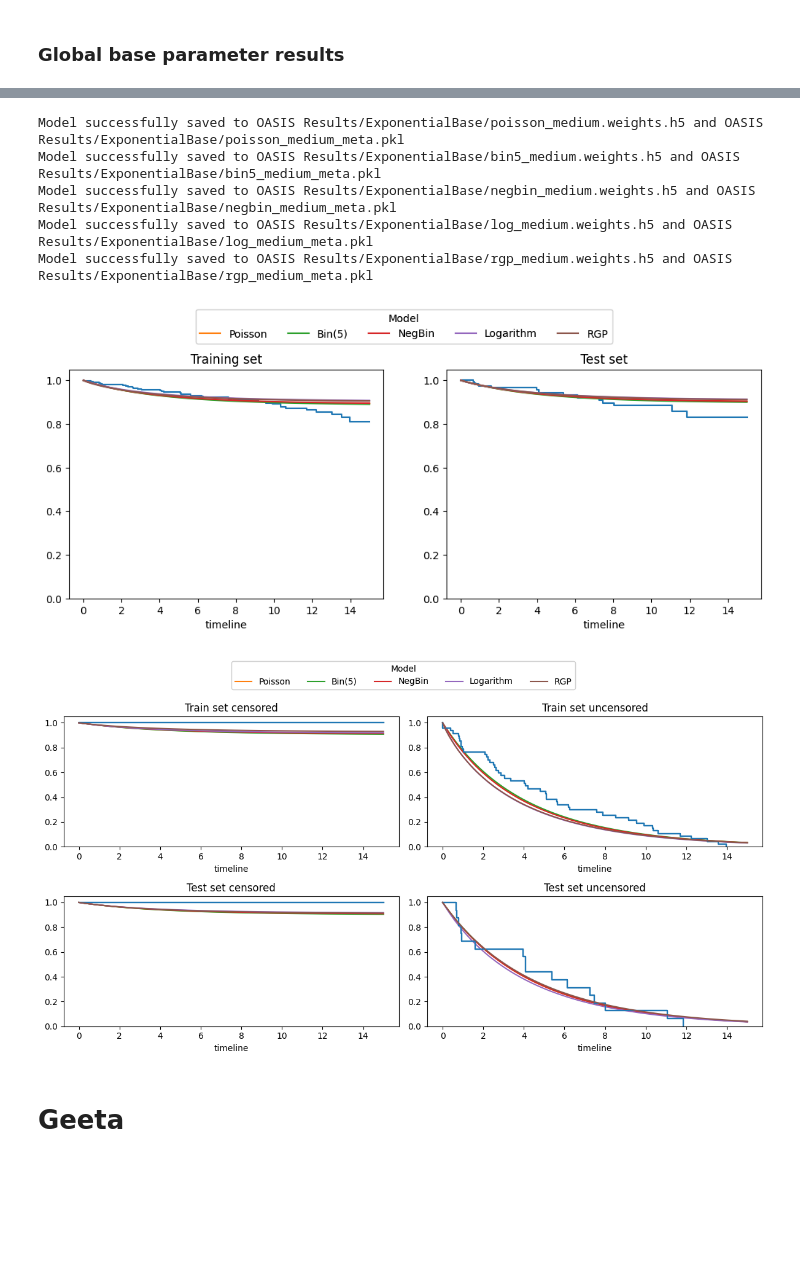
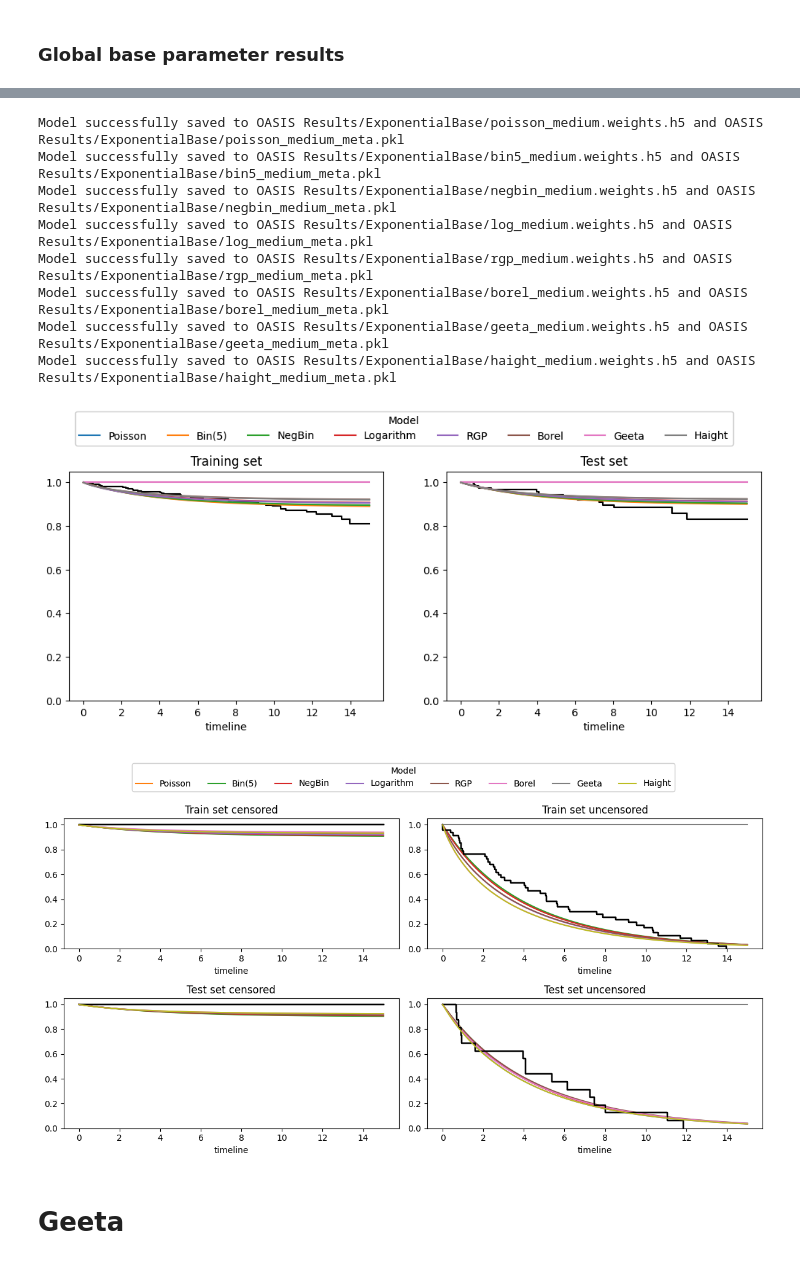
Before and after one commit to nhilariosilva/gndr_mpscr, a Jupyter notebook: OASIS Application/OASIS Exponential Model.ipynb, the cells around one changed output, grey strips where cells are left out. Saved outputs shown, nothing was run; the diff lists cells and outputs as text; code cells hidden in the pictures; blank space fills up the shorter version.

Commit message:
Fixed bugs with the addition of the new Geeta model. Must rerun the Exponential, Weibull and maybe test some other base models.

```diff
--- a/OASIS Application/OASIS Exponential Model.ipynb
+++ b/OASIS Application/OASIS Exponential Model.ipynb
@@ -708,8 +756,8 @@ for i, result in enumerate(simple_model_results):
     utils.average_kaplan_meier_train_test(ts_grid,
                                           S_ts_train, S_ts_test,
                                           y_train, delta_train, y_test, delta_test, show_individual = False, ax1 = ax[0], ax2 = ax[1],
-                                          color = colors[i+1], plot_km = plot_km)
-    group_handles.append( Line2D([0], [0], color = colors[i+1], linestyle = '-', label = model_names[i]) )
+                                          color = colors[i], plot_km = plot_km)
+    group_handles.append( Line2D([0], [0], color = colors[i], linestyle = '-', label = model_names[i]) )
 
 legend1 = fig.legend(
     handles = group_handles,
@@ -731,8 +782,8 @@ for i, result in enumerate(simple_model_results):
     plot_km = False
     if(i == 0):
         plot_km = True
-    plot_censored_susceptible( result, color = colors[i+1], ax1 = ax[0,0], ax2 = ax[0,1], ax3 = ax[1,0], ax4 = ax[1,1], plot_km = plot_km )
-    group_handles.append( Line2D([0], [0], color = colors[i+1], linestyle = '-', label = model_names[i]) )
+    plot_censored_susceptible( result, color = colors[i], ax1 = ax[0,0], ax2 = ax[0,1], ax3 = ax[1,0], ax4 = ax[1,1], plot_km = plot_km )
+    group_handles.append( Line2D([0], [0], color = colors[i], linestyle = '-', label = model_names[i]) )
 
 # Add the first legend (Groups) - Anchored to the top left
 legend1 = fig.legend(
@@ -748,10 +801,20 @@ fig.tight_layout()
 # %% [markdown]
 ### Global base parameter results
 # %%
-bin5_medium_model, bin5_medium_results = fit_model("bin", "medium", y_train, delta_train, x_train, y_test, delta_test, x_test, fixed_q = 5.0, n_cuts = 8)
-negbin_medium_model, negbin_medium_results = fit_model("negbin", "medium", y_train, delta_train, x_train, y_test, delta_test, x_test, n_cuts = 8)
-log_medium_model, log_medium_results = fit_model("log", "medium", y_train, delta_train, x_train, y_test, delta_test, x_test, n_cuts = 8)
-rgp_medium_model, rgp_medium_results = fit_model("rgp", "medium", y_train, delta_train, x_train, y_test, delta_test, x_test, n_cuts = 8)
+print("Fitting Bin(5) Model:")
+bin5_medium_model, bin5_medium_results = fit_model("bin", "medium", y_train, delta_train, x_train, y_test, delta_test, x_test, fixed_q = 5.0)
+print("Fitting NegBin Model:")
+negbin_medium_model, negbin_medium_results = fit_model("negbin", "medium", y_train, delta_train, x_train, y_test, delta_test, x_test)
+print("Fitting Logarithm Model:")
+log_medium_model, log_medium_results = fit_model("log", "medium", y_train, delta_train, x_train, y_test, delta_test, x_test)
+print("Fitting RGP Model:")
+rgp_medium_model, rgp_medium_results = fit_model("rgp", "medium", y_train, delta_train, x_train, y_test, delta_test, x_test)
+print("Fitting Borel Model:")
+borel_medium_model, borel_medium_results = fit_model("borel", "medium", y_train, delta_train, x_train, y_test, delta_test, x_test)
+print("Fitting Geeta Model:")
+geeta_medium_model, geeta_medium_results = fit_model("geeta", "medium", y_train, delta_train, x_train, y_test, delta_test, x_test)
+print("Fitting Haight Model:")
+haight_medium_model, haight_medium_results = fit_model("haight", "medium", y_train, delta_train, x_train, y_test, delta_test, x_test)
 # %% [output]
 GPU detected. Activating GPU determinism. To reverse this, the Python environment (or kernel) must be restated.
 Global seed set to 10.
@@ -776,49 +861,58 @@ bin5_medium_model.save_model("OASIS Results/ExponentialBase/bin5_medium")
 negbin_medium_model.save_model("OASIS Results/ExponentialBase/negbin_medium")
 log_medium_model.save_model("OASIS Results/ExponentialBase/log_medium")
 rgp_medium_model.save_model("OASIS Results/ExponentialBase/rgp_medium")
+borel_medium_model.save_model("OASIS Results/ExponentialBase/borel_medium")
+geeta_medium_model.save_model("OASIS Results/ExponentialBase/geeta_medium")
+haight_medium_model.save_model("OASIS Results/ExponentialBase/haight_medium")
 # %% [output]
 Model successfully saved to OASIS Results/ExponentialBase/poisson_medium.weights.h5 and OASIS Results/ExponentialBase/poisson_medium_meta.pkl
 Model successfully saved to OASIS Results/ExponentialBase/bin5_medium.weights.h5 and OASIS Results/ExponentialBase/bin5_medium_meta.pkl
 Model successfully saved to OASIS Results/ExponentialBase/negbin_medium.weights.h5 and OASIS Results/ExponentialBase/negbin_medium_meta.pkl
 Model successfully saved to OASIS Results/ExponentialBase/log_medium.weights.h5 and OASIS Results/ExponentialBase/log_medium_meta.pkl
 Model successfully saved to OASIS Results/ExponentialBase/rgp_medium.weights.h5 and OASIS Results/ExponentialBase/rgp_medium_meta.pkl
+Model successfully saved to OASIS Results/ExponentialBase/borel_medium.weights.h5 and OASIS Results/ExponentialBase/borel_medium_meta.pkl
+Model successfully saved to OASIS Results/ExponentialBase/geeta_medium.weights.h5 and OASIS Results/ExponentialBase/geeta_medium_meta.pkl
+Model successfully saved to OASIS Results/ExponentialBase/haight_medium.weights.h5 and OASIS Results/ExponentialBase/haight_medium_meta.pkl
 # %%
-medium_model_results = [poisson_medium_results, bin5_medium_results, negbin_medium_results, log_medium_results, rgp_medium_results]
-model_names = ["Poisson", "Bin(5)", "NegBin", "Logarithm", "RGP"]
+medium_model_results = [poisson_medium_results, bin5_medium_results, negbin_medium_results, log_medium_results,
+                        rgp_medium_results, borel_medium_results, geeta_medium_results, haight_medium_results]
+model_names = ["Poisson", "Bin(5)", "NegBin", "Logarithm",
+               "RGP", "Borel", "Geeta", "Haight"]
+
 colors = plt.rcParams['axes.prop_cycle'].by_key()['color']
 
 fig, ax = plt.subplots(nrows = 1, ncols = 2, figsize = (12,4))
 
 group_handles = []
 
 for i, result in enumerate(medium_model_results):
     plot_km = False
     if(i == 0):
         plot_km = True
     ts_grid = result["ts_grid"]
     p_train = result["p_train"]
     p_test = result["p_test"]
     S_ts_train = result["S_ts_train"]
     S_ts_test = result["S_ts_test"]
     utils.average_kaplan_meier_train_test(ts_grid,
                                           S_ts_train, S_ts_test,
                                           y_train, delta_train, y_test, delta_test, show_individual = False, ax1 = ax[0], ax2 = ax[1],
-                                          color = colors[i+1], plot_km = plot_km)
-    group_handles.append( Line2D([0], [0], color = colors[i+1], linestyle = '-', label = model_names[i]) )
+                                          color = colors[i], plot_km = plot_km)
+    group_handles.append( Line2D([0], [0], color = colors[i], linestyle = '-', label = model_names[i]) )
 
 # Add the first legend (Groups) - Anchored to the top left
 legend1 = fig.legend(
     handles = group_handles,
     loc = 'upper center',
     bbox_to_anchor = (0.5, 1.1), # Centered horizontally and pushed just above the figure
     title = "Model",
     ncol = len(medium_model_results) # Dynamically sets columns to match the number of iterations
 )
 
 fig.add_artist(legend1)
 plt.show()
 # %% [output]
-[figure, old version]
+[figure, new version]
 # %%
 colors = plt.rcParams['axes.prop_cycle'].by_key()['color']
 
@@ -846,6 +940,6 @@ fig.add_artist(legend1)
 # Prevent the top legends from being clipped off the final image
 plt.tight_layout()
 # %% [output]
-[figure, old version]
+[figure, new version]
 # %% [markdown]
 # Geeta
```
Also changed, not shown: parts of 16 cells of this notebook, 15 other files.
